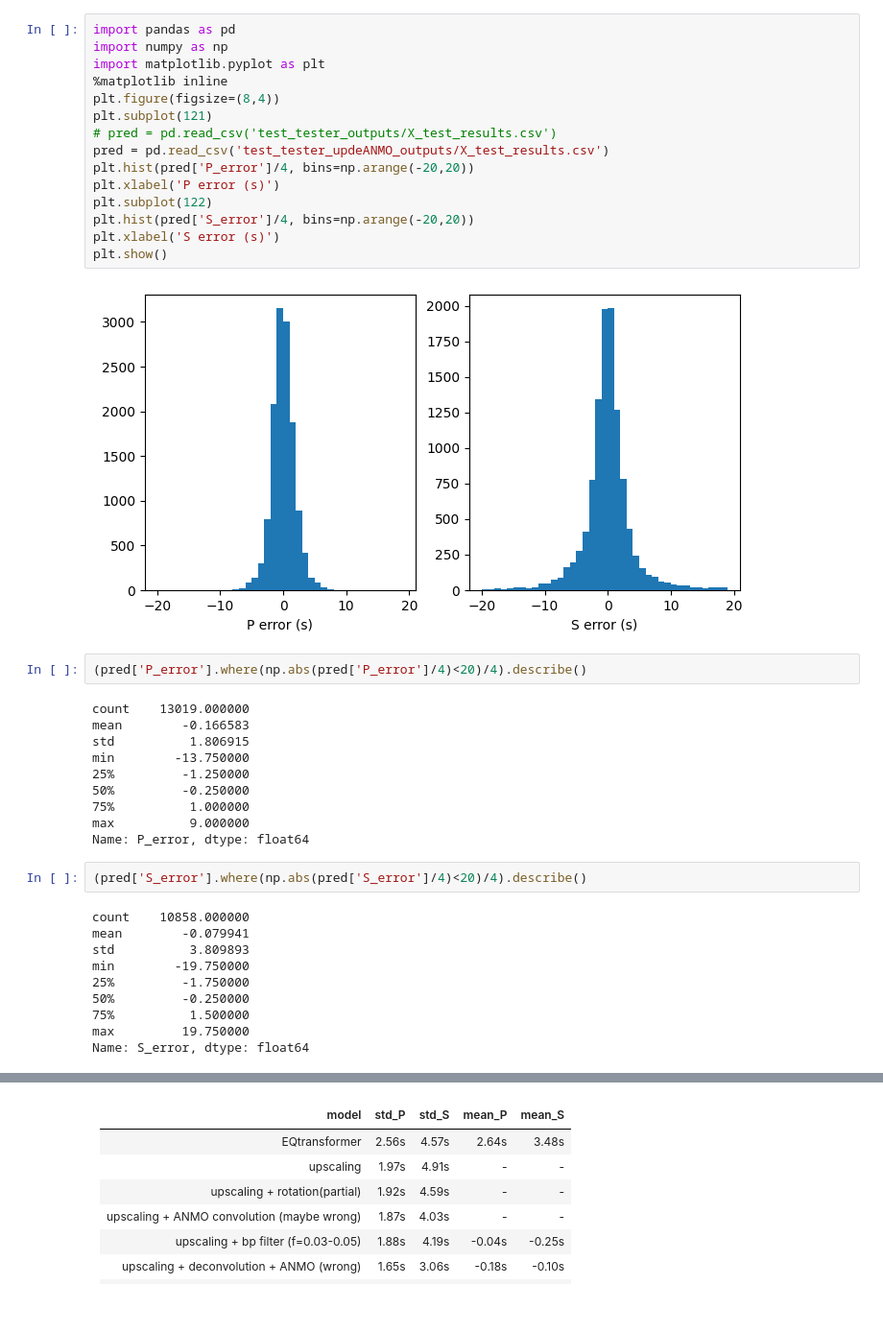
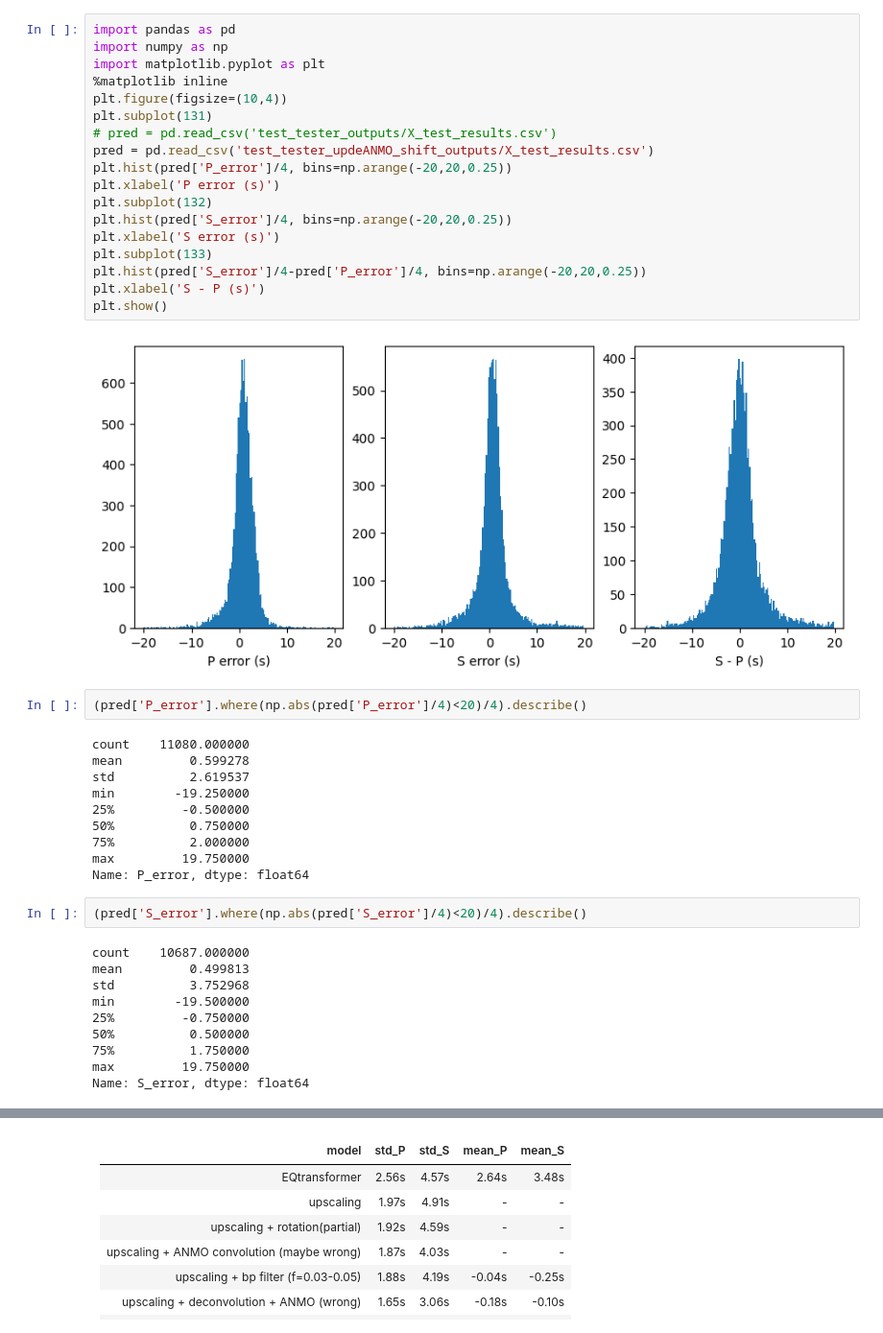
Before and after one commit to Jun1453/phasepick, a Jupyter notebook: train.ipynb, the cells around one changed output, grey strips where cells are left out. Shown at 96% size. Drawn from its saved outputs; the diff is of its cells as text; blank space fills up the shorter version.

Commit message:
get interpolation and shifting working

```diff
--- a/train.ipynb
+++ b/train.ipynb
@@ -97,41 +126,44 @@ No artists with labels found to put in legend.  Note that artists whose label st
 # %%
 import pandas as pd
 import numpy as np
 import matplotlib.pyplot as plt
 %matplotlib inline
-plt.figure(figsize=(8,4))
-plt.subplot(121)
+plt.figure(figsize=(10,4))
+plt.subplot(131)
 # pred = pd.read_csv('test_tester_outputs/X_test_results.csv')
-pred = pd.read_csv('test_tester_updeANMO_outputs/X_test_results.csv')
-plt.hist(pred['P_error']/4, bins=np.arange(-20,20))
+pred = pd.read_csv('test_tester_updeANMO_shift_outputs/X_test_results.csv')
+plt.hist(pred['P_error']/4, bins=np.arange(-20,20,0.25))
 plt.xlabel('P error (s)')
-plt.subplot(122)
-plt.hist(pred['S_error']/4, bins=np.arange(-20,20))
+plt.subplot(132)
+plt.hist(pred['S_error']/4, bins=np.arange(-20,20,0.25))
 plt.xlabel('S error (s)')
+plt.subplot(133)
+plt.hist(pred['S_error']/4-pred['P_error']/4, bins=np.arange(-20,20,0.25))
+plt.xlabel('S - P (s)')
 plt.show()
 # %% [output]
-[figure, old version]
+[figure, new version]
 # %%
 (pred['P_error'].where(np.abs(pred['P_error']/4)<20)/4).describe()
 # %% [output]
-count    13019.000000
-mean        -0.166583
-std          1.806915
-min        -13.750000
-25%         -1.250000
-50%         -0.250000
-75%          1.000000
-max          9.000000
+count    11080.000000
+mean         0.599278
+std          2.619537
+min        -19.250000
+25%         -0.500000
+50%          0.750000
+75%          2.000000
+max         19.750000
 Name: P_error, dtype: float64
 # %%
 (pred['S_error'].where(np.abs(pred['S_error']/4)<20)/4).describe()
 # %% [output]
-count    10858.000000
-mean        -0.079941
-std          3.809893
-min        -19.750000
-25%         -1.750000
-50%         -0.250000
-75%          1.500000
+count    10687.000000
+mean         0.499813
+std          3.752968
+min        -19.500000
+25%         -0.750000
+50%          0.500000
+75%          1.750000
 max         19.750000
 Name: S_error, dtype: float64
```
Also changed, not shown: parts of 3 cells of this notebook, 2 other files.
